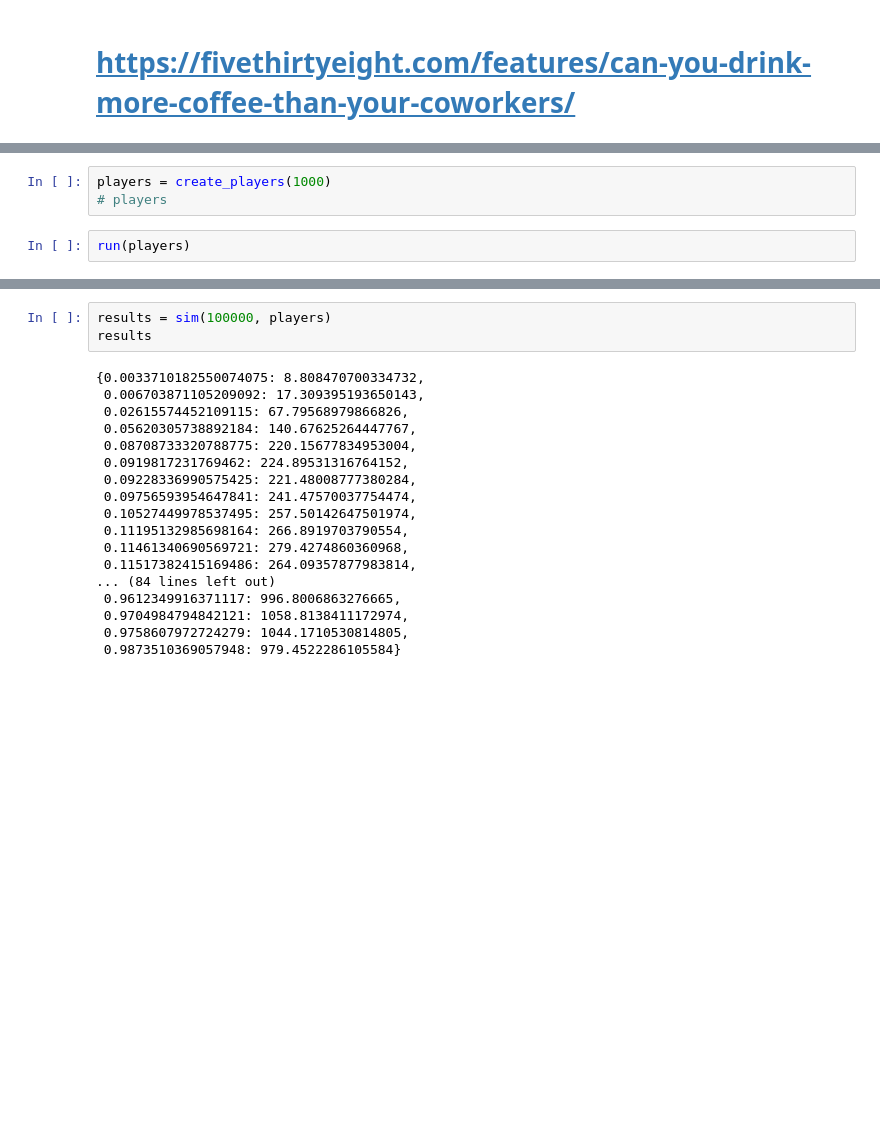
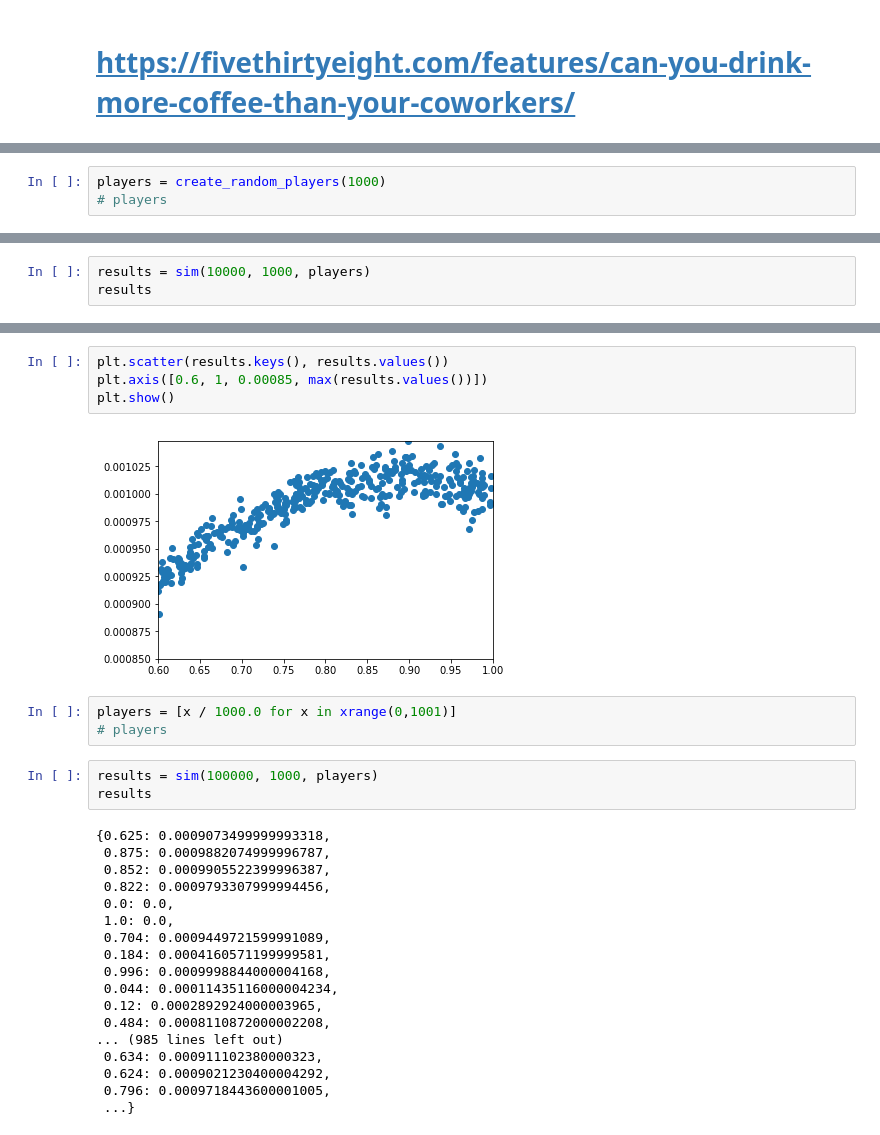
Before and after one commit to jmhummel/riddler, a Jupyter notebook: 2017-06-23-riddler-classic.ipynb, the cells around one changed output, grey strips where cells are left out. Saved outputs shown, nothing was run; the diff lists cells and outputs as text; blank space fills up the shorter version.

```diff
--- a/2017-06-23-riddler-classic.ipynb
+++ b/2017-06-23-riddler-classic.ipynb
@@ -34,6 +39,4 @@ def sim(rounds, players):
     return totals
 # %%
-players = create_players(1000)
+players = create_random_players(1000)
 # players
-# %%
-run(players)
@@ -50,0 +43,3 @@ run(players)
+# %%
+results = sim(10000, 1000, players)
+results
@@ -51,21 +64,30 @@ run(players)
+# %%
+plt.scatter(results.keys(), results.values())
+plt.axis([0.6, 1, 0.00085, max(results.values())])
+plt.show()
+# %% [output]
+[figure, added]
+# %%
+players = [x / 1000.0 for x in xrange(0,1001)]
+# players
 # %%
-results = sim(100000, players)
+results = sim(100000, 1000, players)
 results
 # %% [output]
-{0.0033710182550074075: 8.808470700334732,
- 0.006703871105209092: 17.309395193650143,
- 0.02615574452109115: 67.79568979866826,
- 0.05620305738892184: 140.67625264447767,
- 0.08708733320788775: 220.15677834953004,
- 0.0919817231769462: 224.89531316764152,
- 0.09228336990575425: 221.48008777380284,
- 0.09756593954647841: 241.47570037754474,
- 0.10527449978537495: 257.50142647501974,
- 0.11195132985698164: 266.8919703790554,
- 0.11461340690569721: 279.4274860360968,
- 0.11517382415169486: 264.09357877983814,
-... (84 lines left out)
- 0.9612349916371117: 996.8006863276665,
- 0.9704984794842121: 1058.8138411172974,
- 0.9758607972724279: 1044.1710530814805,
- 0.9873510369057948: 979.4522286105584}
+{0.625: 0.0009073499999993318,
+ 0.875: 0.0009882074999996787,
+ 0.852: 0.0009905522399996387,
+ 0.822: 0.0009793307999994456,
+ 0.0: 0.0,
+ 1.0: 0.0,
+ 0.704: 0.0009449721599991089,
+ 0.184: 0.0004160571199999581,
+ 0.996: 0.0009998844000004168,
+ 0.044: 0.00011435116000004234,
+ 0.12: 0.0002892924000003965,
+ 0.484: 0.0008110872000002208,
+... (985 lines left out)
+ 0.634: 0.000911102380000323,
+ 0.624: 0.0009021230400004292,
+ 0.796: 0.0009718443600001005,
+ ...}
```
Also changed, not shown: parts of 12 cells of this notebook.
